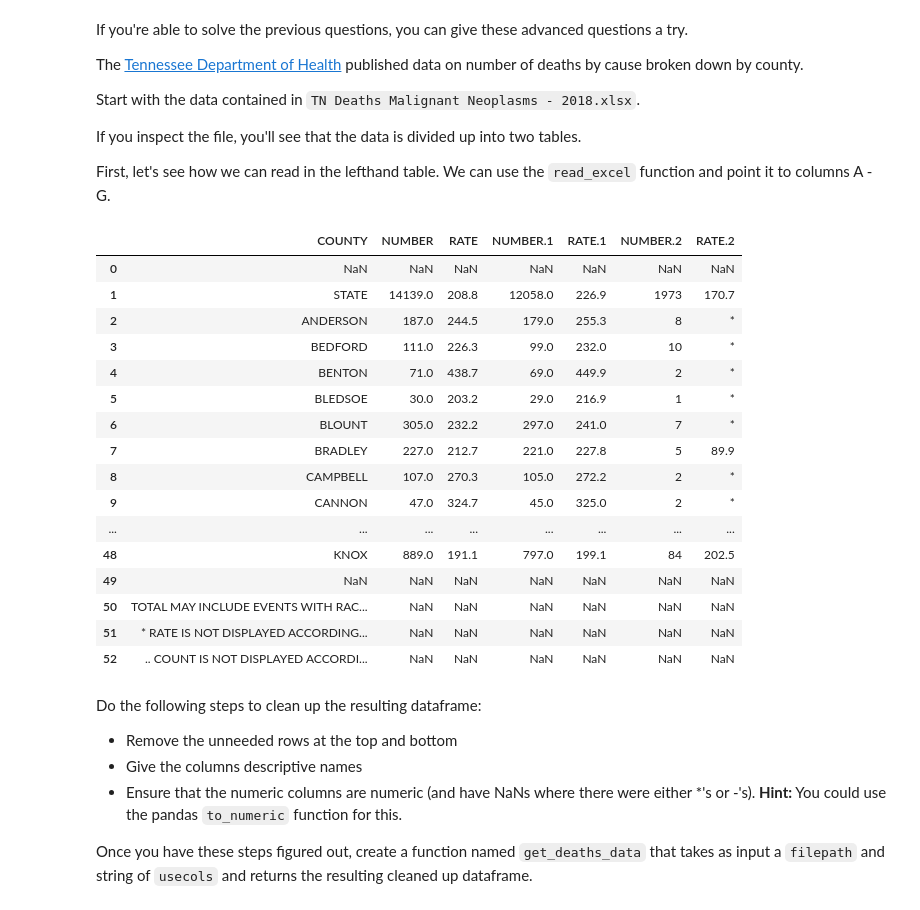
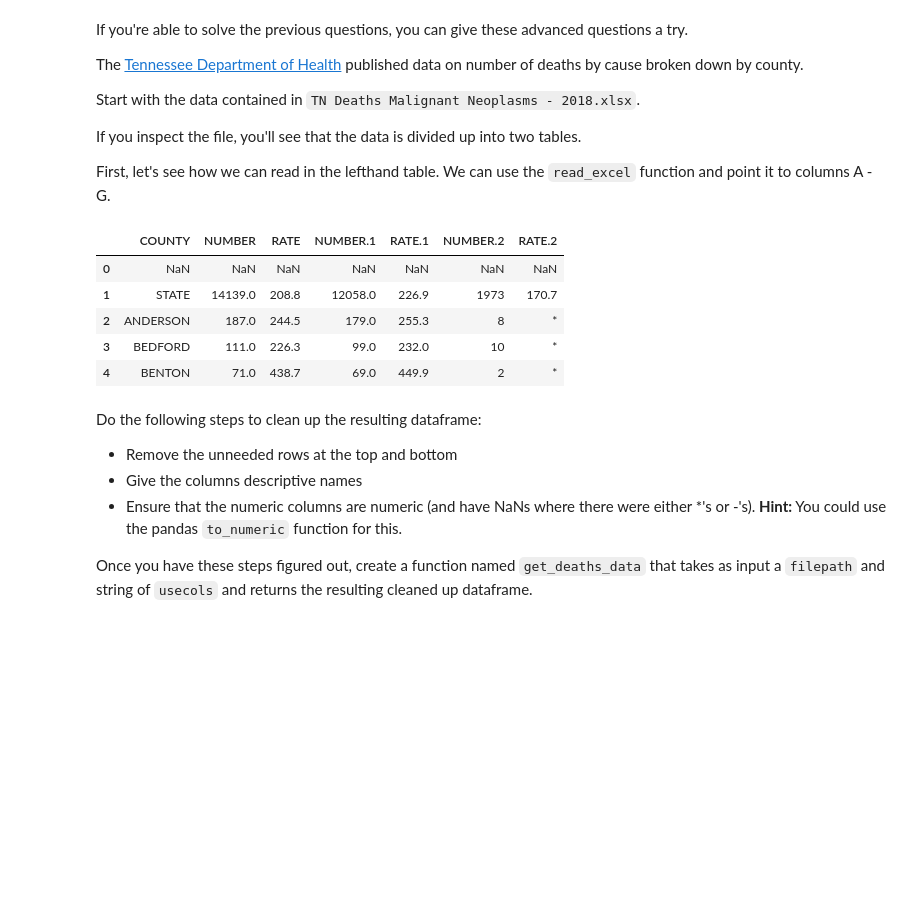
Before and after one commit to NSS-Data-Analytics-Cohort-11/loops-functions-practice-rneyin, a Jupyter notebook: notebooks/Loops_and_Functions_Practice.ipynb, the cells around one changed output. Saved outputs shown, nothing was run; the diff lists cells and outputs as text; code cells hidden in the pictures; blank space fills up the shorter version.

```diff
--- a/notebooks/Loops_and_Functions_Practice.ipynb
+++ b/notebooks/Loops_and_Functions_Practice.ipynb
@@ -443,25 +622,14 @@ neoplasms = pd.read_excel(
     usecols='A:G'
 )
 # %%
-neoplasms
+neoplasms.head()
 # %% [output]
 |  | COUNTY | NUMBER | RATE | NUMBER.1 | RATE.1 | NUMBER.2 | RATE.2 |
 | 0 | NaN | NaN | NaN | NaN | NaN | NaN | NaN |
 | 1 | STATE | 14139.0 | 208.8 | 12058.0 | 226.9 | 1973 | 170.7 |
 | 2 | ANDERSON | 187.0 | 244.5 | 179.0 | 255.3 | 8 | * |
 | 3 | BEDFORD | 111.0 | 226.3 | 99.0 | 232.0 | 10 | * |
 | 4 | BENTON | 71.0 | 438.7 | 69.0 | 449.9 | 2 | * |
-| 5 | BLEDSOE | 30.0 | 203.2 | 29.0 | 216.9 | 1 | * |
-| 6 | BLOUNT | 305.0 | 232.2 | 297.0 | 241.0 | 7 | * |
-| 7 | BRADLEY | 227.0 | 212.7 | 221.0 | 227.8 | 5 | 89.9 |
-| 8 | CAMPBELL | 107.0 | 270.3 | 105.0 | 272.2 | 2 | * |
-| 9 | CANNON | 47.0 | 324.7 | 45.0 | 325.0 | 2 | * |
-| ... | ... | ... | ... | ... | ... | ... | ... |
-| 48 | KNOX | 889.0 | 191.1 | 797.0 | 199.1 | 84 | 202.5 |
-| 49 | NaN | NaN | NaN | NaN | NaN | NaN | NaN |
-| 50 | TOTAL MAY INCLUDE EVENTS WITH RAC... | NaN | NaN | NaN | NaN | NaN | NaN |
-| 51 | * RATE IS NOT DISPLAYED ACCORDING... | NaN | NaN | NaN | NaN | NaN | NaN |
-| 52 | .. COUNT IS NOT DISPLAYED ACCORDI... | NaN | NaN | NaN | NaN | NaN | NaN |
 # %% [markdown]
 Do the following steps to clean up the resulting dataframe:
 * Remove the unneeded rows at the top and bottom
```
Also changed, not shown: parts of 30 cells of this notebook, 1 other file.
